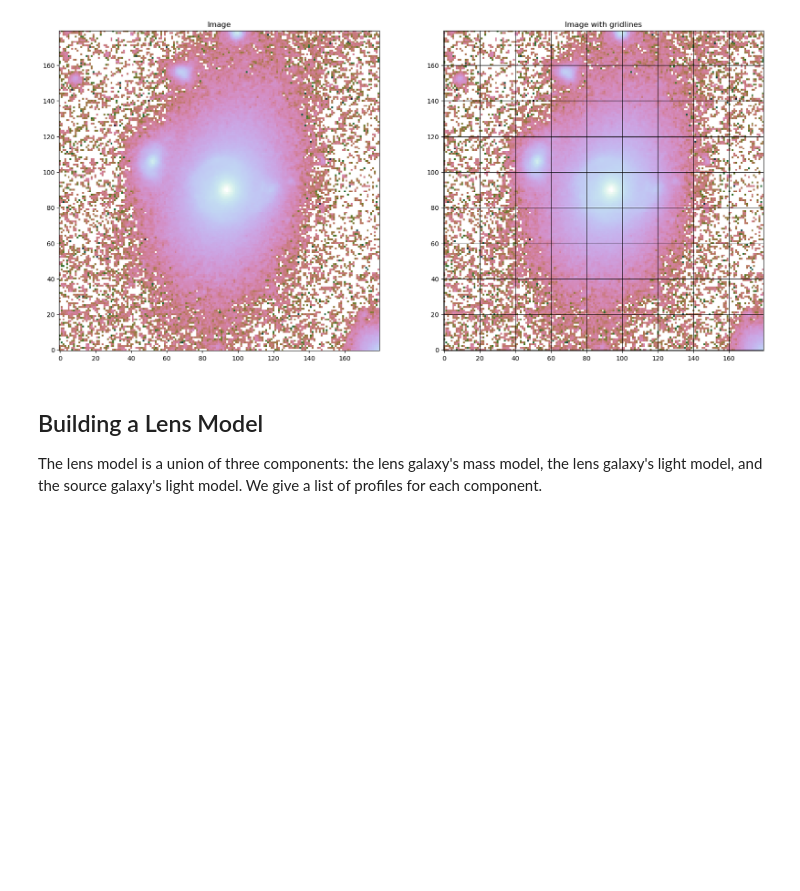
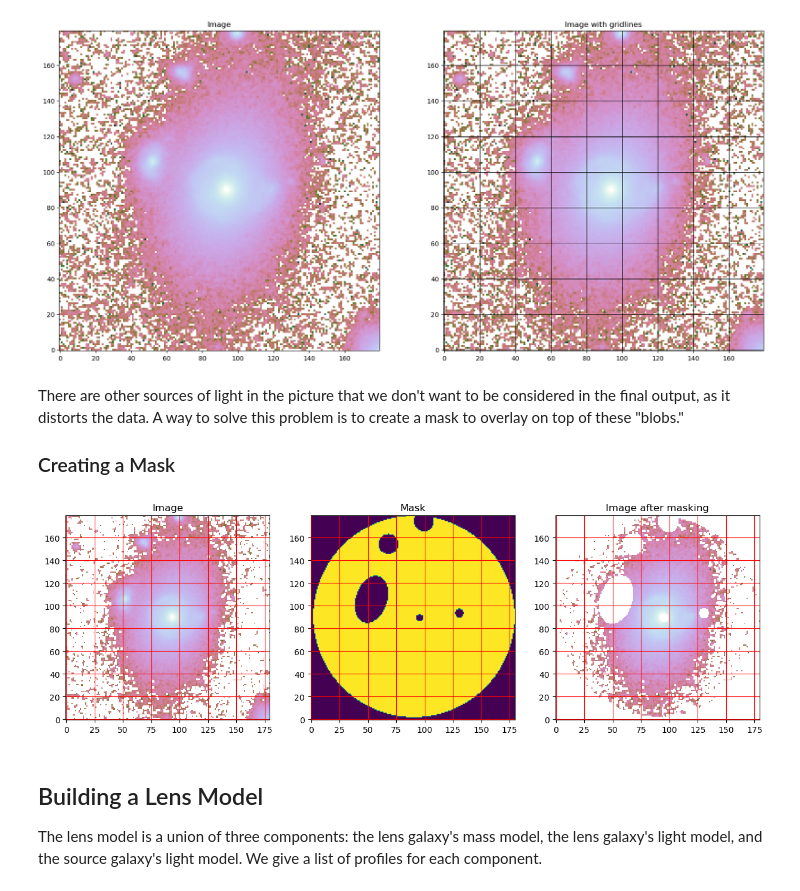
Before and after one commit to nraymundipinheiro/lensing-model, a Jupyter notebook: model/model.ipynb, the cells around one changed output. Cells and saved outputs as stored; diff of their text form; code cells hidden in the pictures; blank space fills up the shorter version.

```diff
--- a/model/model.ipynb
+++ b/model/model.ipynb
@@ -90,3 +56,19 @@ axes[1].grid(True, color="black")
 plt.show()
 # %% [output]
 [figure]
+# %% [markdown]
+There are other sources of light in the picture that we don't want to be considered in the final output, as it distorts the data. A way to solve this problem is to create a mask to overlay on top of these "blobs."
+
+### Creating a Mask
+# %%
+# coordinate setup
+
+ra_at_xy_0  = kwargs_data["ra_at_xy_0"]
+dec_at_xy_0 = kwargs_data["dec_at_xy_0"]
+
+transform_pix2angle = kwargs_data["transform_pix2angle"]
+
+coords = Coordinates(transform_pix2angle, ra_at_xy_0, dec_at_xy_0)
+num_pix = len(kwargs_data["image_data"])
+
+x_coords, y_coords = coords.coordinate_grid(num_pix, num_pix)
@@ -93,3 +153,27 @@ plt.show()
+# %%
+# plot mask
+
+fig, axes = plt.subplots(1, 3, figsize=(15, 15))
+
+axes[0].imshow(np.log10(image), origin="lower", cmap="cubehelix")
+axes[0].grid(True, color="red")
+axes[0].set_title("Image")
+
+mask = mask.reshape(num_pix, num_pix)
+
+axes[1].imshow(mask, origin="lower")
+axes[1].grid(True, color="red")
+axes[1].set_title("Mask")
+
+image_after_mask = np.log10(image * mask)
+
+axes[2].imshow(image_after_mask, origin="lower", cmap="cubehelix")
+axes[2].grid(True, color="red")
+axes[2].set_title("Image after masking")
+
+plt.show()
+# %% [output]
+[figure, added]
 # %% [markdown]
 ## Building a Lens Model
 
```
Also changed, not shown: parts of 9 cells of this notebook, 49 other files.
